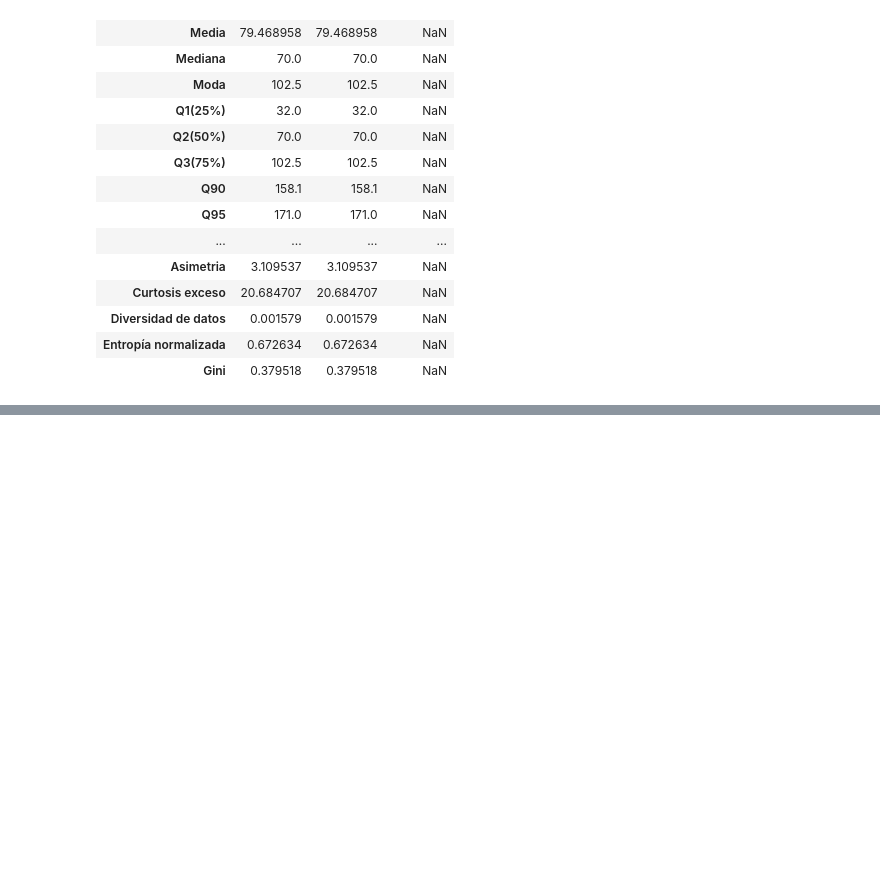
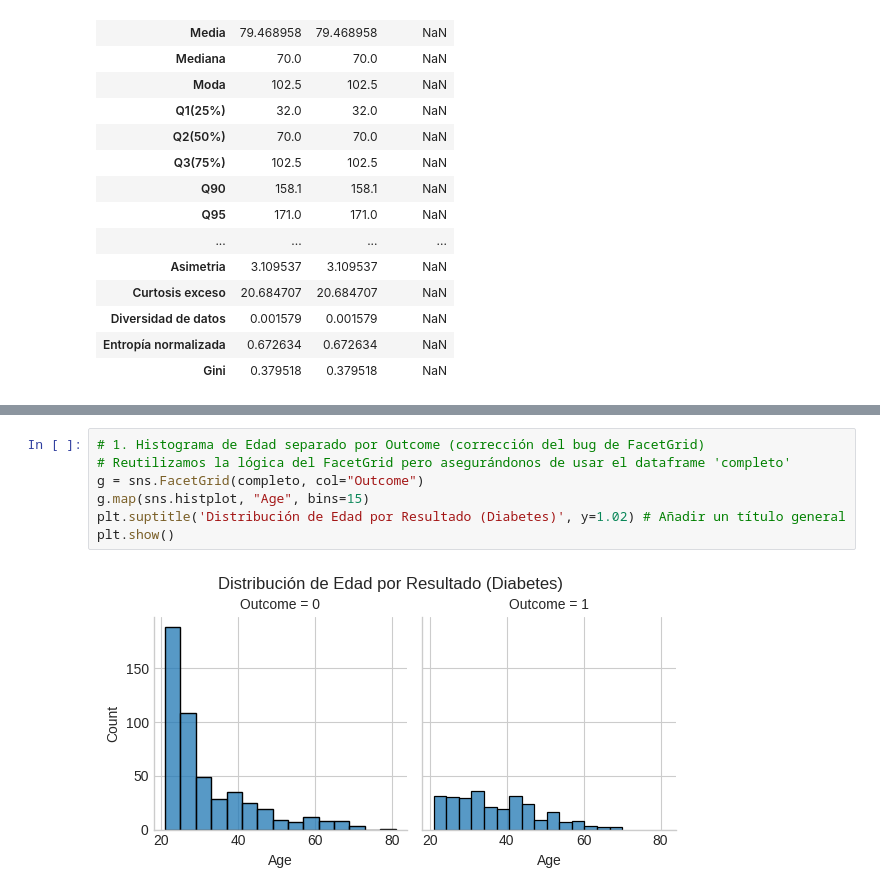
Before and after one commit to Jsuarez320/Ciencia-de-Datos, a Jupyter notebook: Diabetes/Diabetes.ipynb, the cells around one changed output, grey strips where cells are left out. Cells and saved outputs as stored; diff of their text form; blank space fills up the shorter version.

```diff
--- a/Diabetes/Diabetes.ipynb
+++ b/Diabetes/Diabetes.ipynb
@@ -341,0 +158,9 @@ Desviación Estándar (Insulina) para comparar: 89.10 mg/dL
+# %%
+# 1. Histograma de Edad separado por Outcome (corrección del bug de FacetGrid)
+# Reutilizamos la lógica del FacetGrid pero asegurándonos de usar el dataframe 'completo'
+g = sns.FacetGrid(completo, col="Outcome")
+g.map(sns.histplot, "Age", bins=15)
+plt.suptitle('Distribución de Edad por Resultado (Diabetes)', y=1.02) # Añadir un título general
+plt.show()
+# %% [output]
+[figure, added]
```
Also changed, not shown: parts of 39 cells of this notebook, 3 other files.
